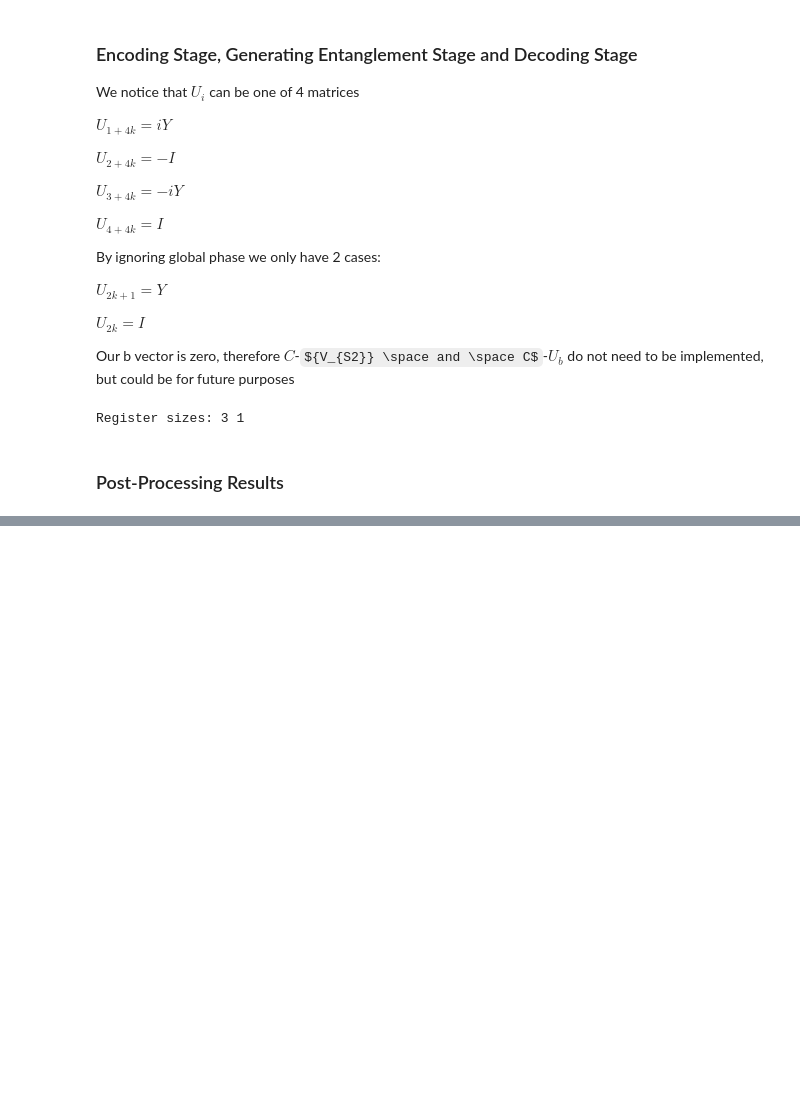
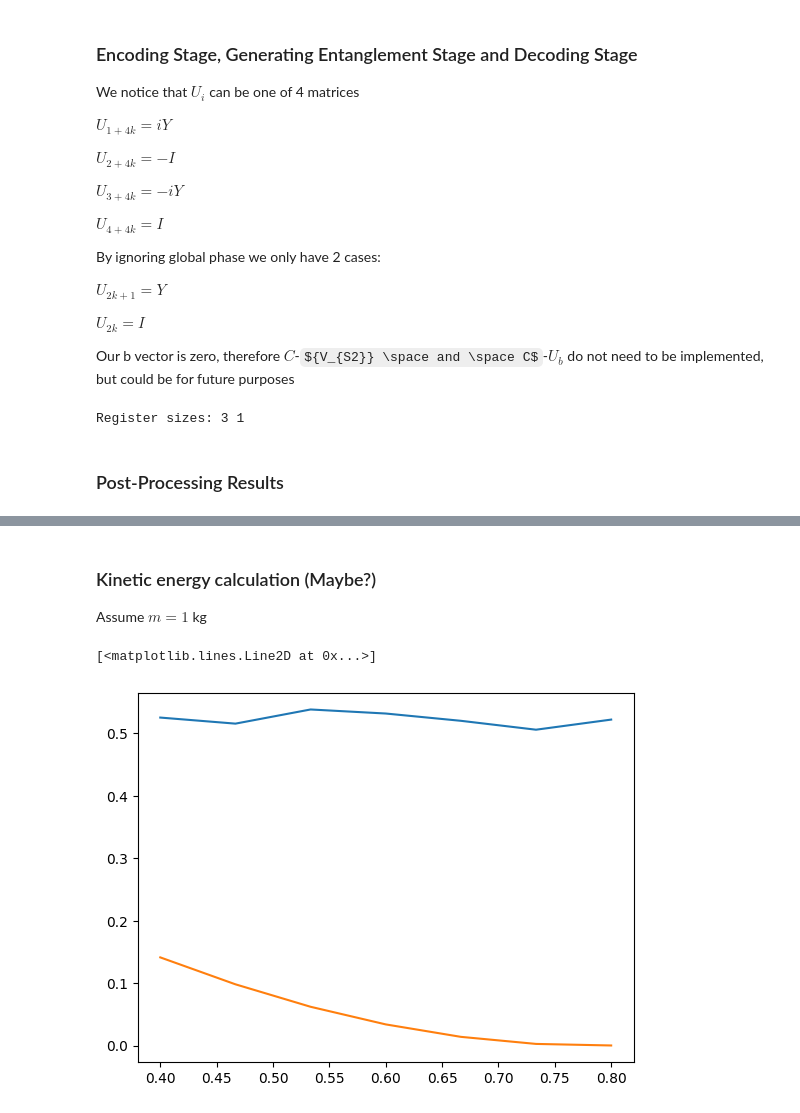
Before and after one commit to TDC28/QSiteFiles, a Jupyter notebook: main.ipynb, the cells around one changed output, grey strips where cells are left out. Cells and saved outputs as stored; diff of their text form; code cells hidden in the pictures; some formulas as TeX source; blank space fills up the shorter version.

```diff
--- a/main.ipynb
+++ b/main.ipynb
@@ -152,0 +155,16 @@ plt.show()
+# %% [markdown]
+### Kinetic energy calculation (Maybe?)
+
+Assume $m=1$ kg
+# %%
+KE = []
+KE_exact = 0.5 * (np.cos(t_vals) - np.sin(t_vals)) ** 2
+
+for yp in yp_vals:
+   KE.append(0.5 * yp ** 2)
+
+plt.plot(t_vals, KE, label="Kinetic energy")
+plt.plot(t_vals, KE_exact, label="Exact kinetic energy")
+# %% [output]
+[<matplotlib.lines.Line2D at 0x...>]
+[figure, added]
```
Also changed, not shown: parts of 3 cells of this notebook.
